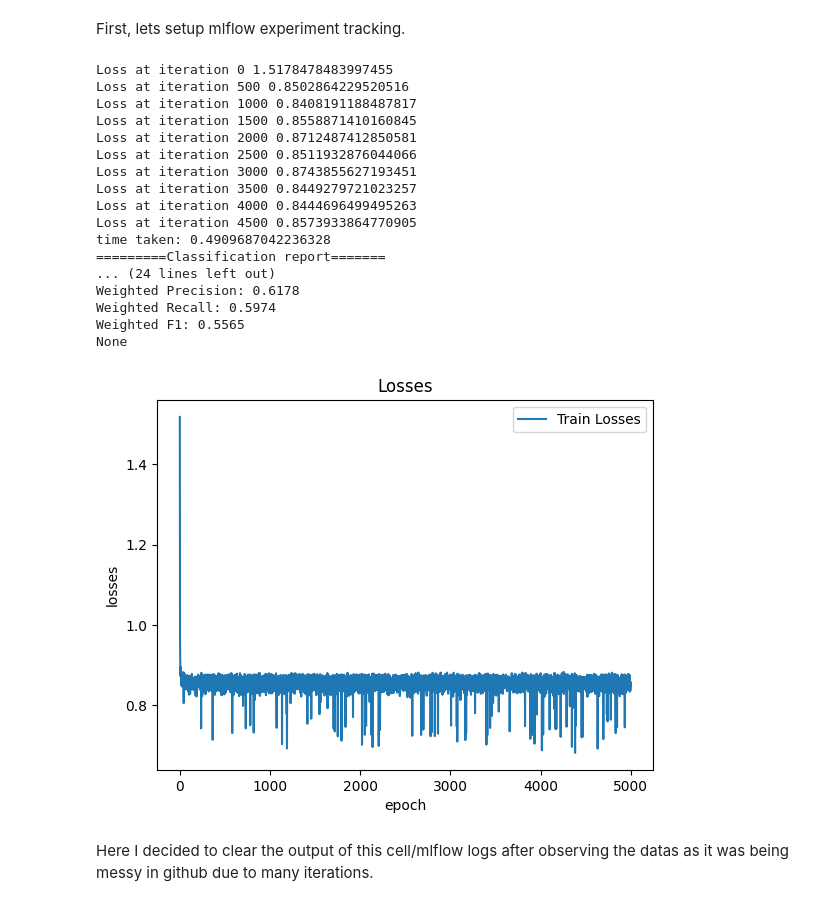
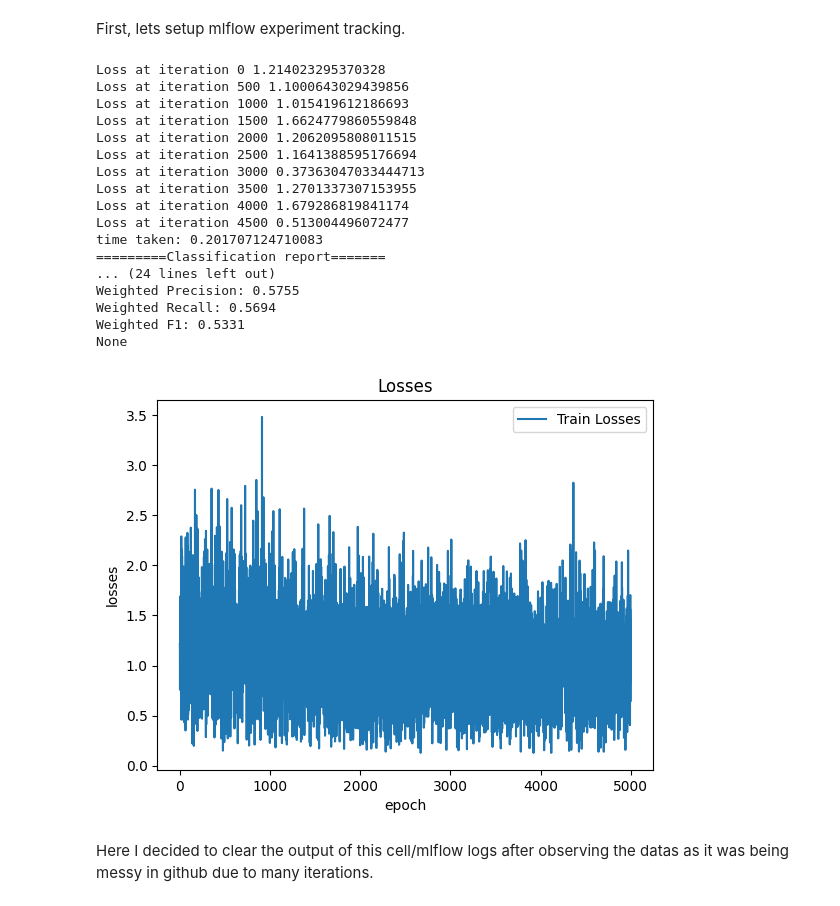
Before and after one commit to puskr99/A3-car-price, a Jupyter notebook: code/car-price-prediction.ipynb, the cells around one changed output. Saved outputs shown, nothing was run; the diff lists cells and outputs as text; code cells hidden in the pictures.

```diff
--- a/code/car-price-prediction.ipynb
+++ b/code/car-price-prediction.ipynb
@@ -633,7 +633,7 @@ class CustomLogisticRegression:
         if self.method == "batch":
             start_time = time.time()
             for i in range(self.max_iter):
-                loss, grad =  self.gradient(X, Y)
+                loss, grad =  self.gradient(X, Y, self.W)
                 self.losses.append(loss)
 
                 self.W = self.W - self.alpha * grad
@@ -667,7 +667,7 @@ class CustomLogisticRegression:
                     idx = np.random.randint(X.shape[0])
                 X_train = X[idx, :].reshape(1, -1)
                 Y_train = Y[idx]
-                loss, grad = self.gradient(X_train, Y_train)
+                loss, grad = self.gradient(X_train, Y_train, self.W)
                 self.losses.append(loss)
 
                 self.W = self.W - self.alpha * grad
@@ -846,38 +846,38 @@ for each_class in range(k):
 # %%
 from sklearn.metrics import classification_report, accuracy_score
 
 l = 1
 
-model = CustomLogisticRegression(penalty=0.1, k = len(labels), n= X_train.shape[1], method="minibatch")
+model = CustomLogisticRegression(penalty=0.1, k = len(labels), n= X_train.shape[1], method="sto")
 
 model.fit(X_train, Y_train_encoded)
 
 yhat = model.predict(X_test)
 model.plot()
 print("=========Classification report=======")
 print("Report: ", classification_report(y_true=y_test, y_pred=yhat))
 
 print("=========Custom Classification Report===============")
 print(model.custom_classification_report(y_true= y_test, y_pred=yhat))
 # %% [output]
-Loss at iteration 0 1.5178478483997455
-Loss at iteration 500 0.8502864229520516
-Loss at iteration 1000 0.8408191188487817
-Loss at iteration 1500 0.8558871410160845
-Loss at iteration 2000 0.8712487412850581
-Loss at iteration 2500 0.8511932876044066
-Loss at iteration 3000 0.8743855627193451
-Loss at iteration 3500 0.8449279721023257
-Loss at iteration 4000 0.8444696499495263
-Loss at iteration 4500 0.8573933864770905
-time taken: 0.4909687042236328
+Loss at iteration 0 1.214023295370328
+Loss at iteration 500 1.1000643029439856
+Loss at iteration 1000 1.015419612186693
+Loss at iteration 1500 1.6624779860559848
+Loss at iteration 2000 1.2062095808011515
+Loss at iteration 2500 1.1641388595176694
+Loss at iteration 3000 0.37363047033444713
+Loss at iteration 3500 1.2701337307153955
+Loss at iteration 4000 1.679286819841174
+Loss at iteration 4500 0.513004496072477
+time taken: 0.201707124710083
 =========Classification report=======
 ... (24 lines left out)
-Weighted Precision: 0.6178
-Weighted Recall: 0.5974
-Weighted F1: 0.5565
+Weighted Precision: 0.5755
+Weighted Recall: 0.5694
+Weighted F1: 0.5331
 None
-[figure, old version]
+[figure, new version]
 # %%
 #helper function for looping classnames
 import sys
```
